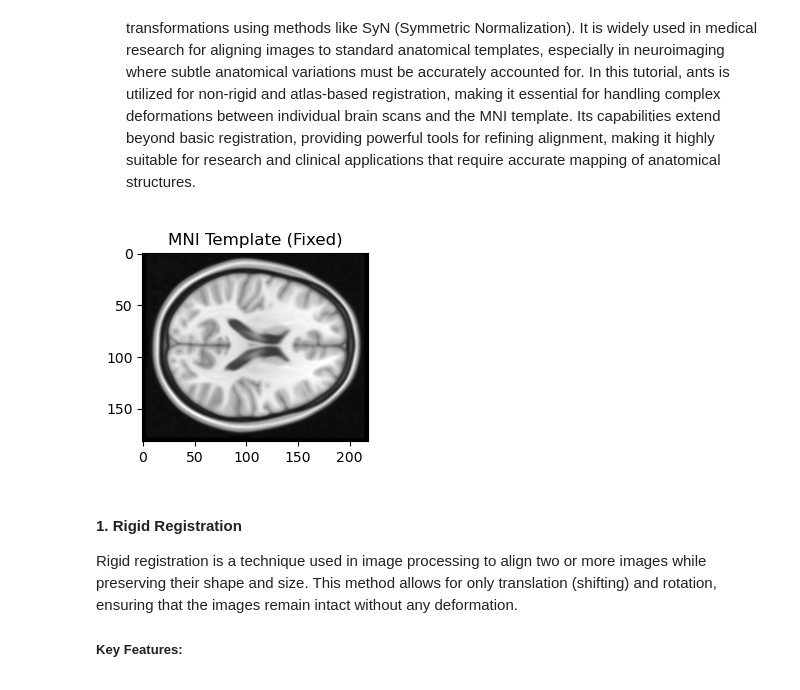
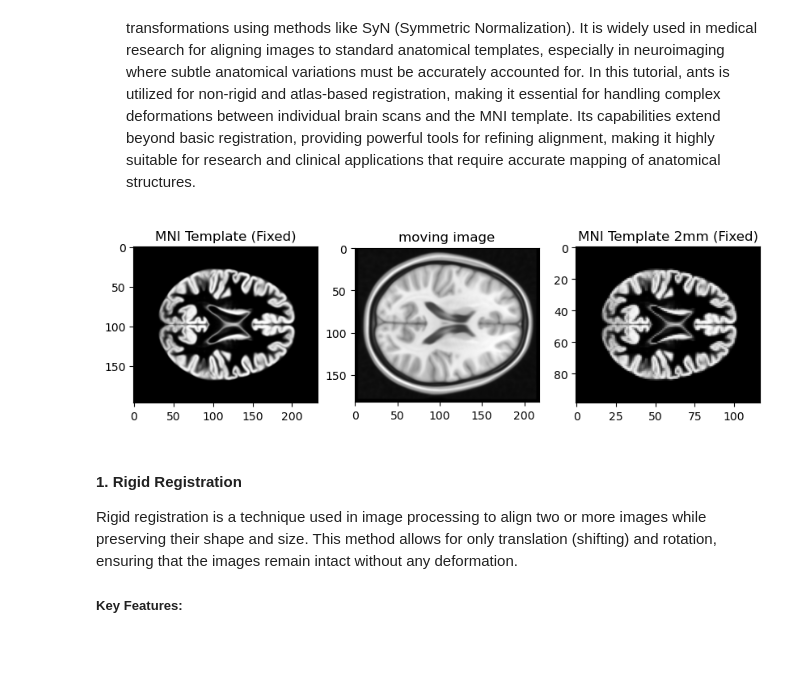
Before and after one commit to lechaudepierre/INFO-H500, a Jupyter notebook: TP6- Image Registration/TP6_Image_registration.ipynb, the cells around one changed output. Cells and saved outputs as stored; diff of their text form; code cells hidden in the pictures; blank space fills up the shorter version.

```diff
--- a/TP6- Image Registration/TP6_Image_registration.ipynb
+++ b/TP6- Image Registration/TP6_Image_registration.ipynb
@@ -85,26 +86,42 @@ import os
 # %%
+from nilearn.datasets import load_mni152_gm_template
+
 
 # Load the brain NIfTI image (moving) and MNI template (fixed) using ANTs
 # Load the images into numpy for scikit-image and SimpleITK
+moving_image = ants.image_read('MNI152_T1_1mm.nii.gz')
+moving_image_data = moving_image.numpy()
+# brain_image_data_CT = ants.image_read('CT_MR_multimodal_registration/image_CT/desktop.ini').numpy()
+# Load the MNI template using nilearn
+mni_template = load_mni152_gm_template()
+mni_template_data = mni_template.get_fdata()
 
-mni_template_data = ants.image_read('MNI152_T1_1mm.nii.gz').numpy()
-# brain_image_data_CT = ants.image_read('CT_MR_multimodal_registration/image_CT/desktop.ini').numpy()
+# Load the MNI template with 2mm resolution
+mni_template_2mm = load_mni152_gm_template(resolution=2)
+mni_template_data_2mm = mni_template_2mm.get_fdata()
 
 
 
 
 # #Display initial images for comparison
 # plt.figure(figsize=(10, 5))
 # plt.subplot(1, 2, 1)
 # plt.imshow(brain_image_data_CT[:, :, brain_image_data_CT.shape[2] // 2], cmap='gray')
 # plt.title('Brain Image (Moving)')
 
-plt.subplot(1, 2, 2)
+plt.figure(figsize=(10, 5))
+plt.subplot(1, 3, 1)
 plt.imshow(mni_template_data[:, :, mni_template_data.shape[2] // 2], cmap='gray')
 plt.title('MNI Template (Fixed)')
+plt.subplot(1, 3, 2)
+plt.imshow(moving_image_data[:, :, moving_image_data.shape[2] // 2], cmap='gray')
+plt.title('moving image')
+plt.subplot(1, 3, 3)
+plt.imshow(mni_template_data_2mm[:, :, mni_template_data_2mm.shape[2] // 2], cmap='gray')
+plt.title('MNI Template 2mm (Fixed)')
 plt.show()
 # %% [output]
-[figure, old version]
+[figure, new version]
 # %% [markdown]
 #### 1. Rigid Registration
 
```
Also changed, not shown: parts of 10 cells of this notebook, 6 other files.
